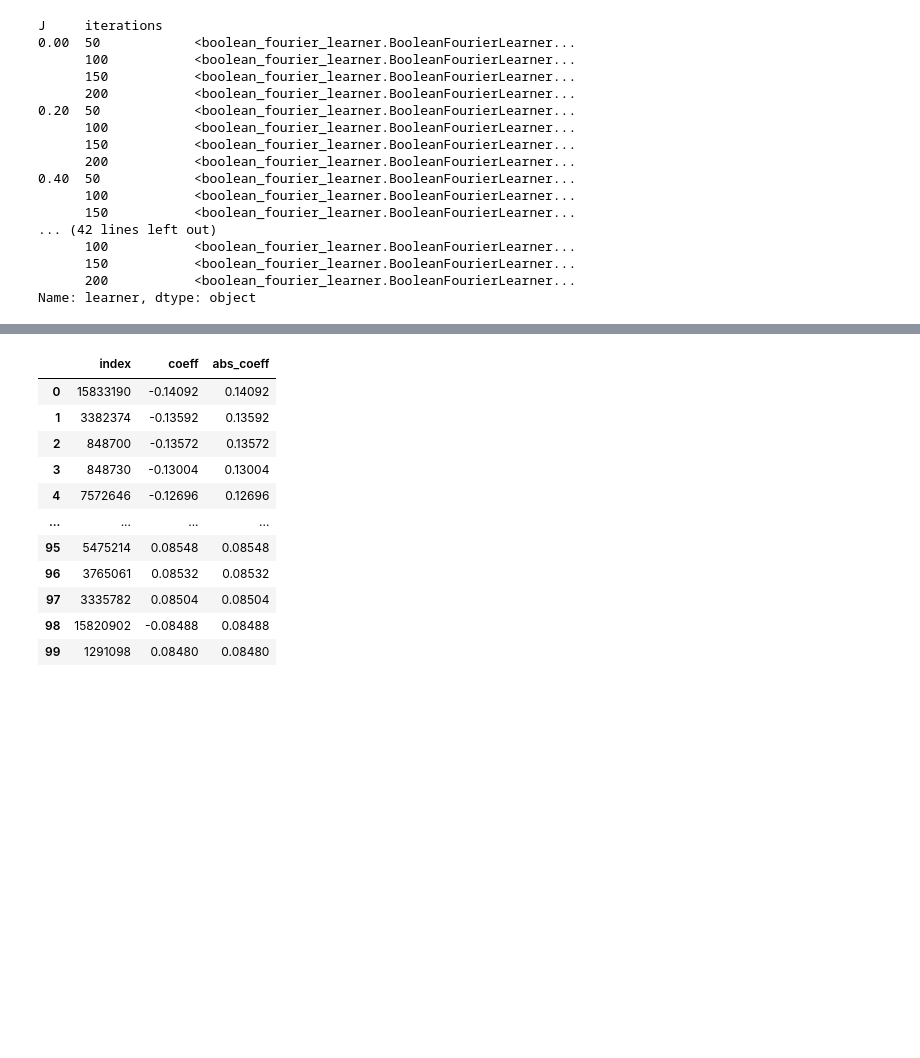
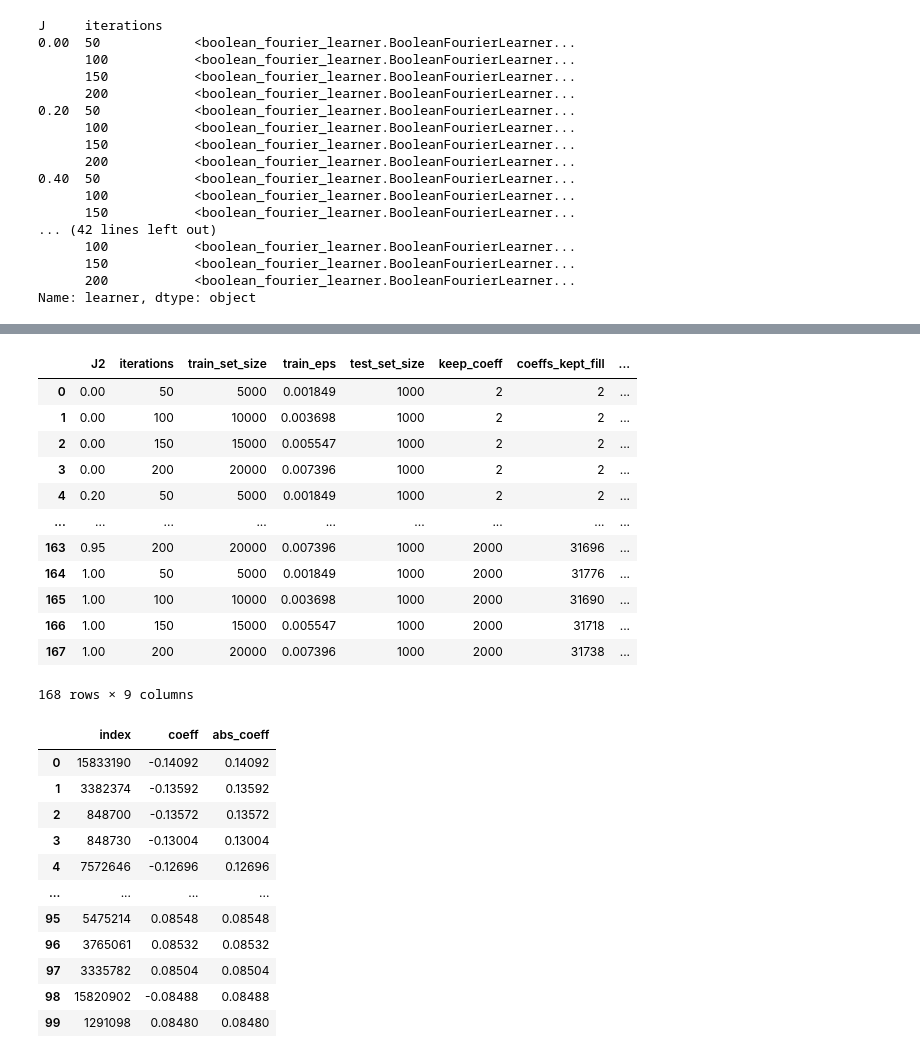
Before and after one commit to ischurov/frustrations-eda, a Jupyter notebook: kagome-24-fourier.ipynb, the cells around one changed output, grey strips where cells are left out. Cells and saved outputs as stored; diff of their text form; code cells hidden in the pictures; blank space fills up the shorter version.

```diff
--- a/kagome-24-fourier.ipynb
+++ b/kagome-24-fourier.ipynb
@@ -359,3 +362,19 @@ plt.savefig("kagome24-predict.pdf")
+# %%
+overlap_df_full
+# %% [output]
+|  | J2 | iterations | train_set_size | train_eps | test_set_size | keep_coeff | coeffs_kept_fill | ... |
+| 0 | 0.00 | 50 | 5000 | 0.001849 | 1000 | 2 | 2 | ... |
+| 1 | 0.00 | 100 | 10000 | 0.003698 | 1000 | 2 | 2 | ... |
+| 2 | 0.00 | 150 | 15000 | 0.005547 | 1000 | 2 | 2 | ... |
+| 3 | 0.00 | 200 | 20000 | 0.007396 | 1000 | 2 | 2 | ... |
+| 4 | 0.20 | 50 | 5000 | 0.001849 | 1000 | 2 | 2 | ... |
+| ... | ... | ... | ... | ... | ... | ... | ... | ... |
+| 163 | 0.95 | 200 | 20000 | 0.007396 | 1000 | 2000 | 31696 | ... |
+| 164 | 1.00 | 50 | 5000 | 0.001849 | 1000 | 2000 | 31776 | ... |
+| 165 | 1.00 | 100 | 10000 | 0.003698 | 1000 | 2000 | 31690 | ... |
+| 166 | 1.00 | 150 | 15000 | 0.005547 | 1000 | 2000 | 31718 | ... |
+| 167 | 1.00 | 200 | 20000 | 0.007396 | 1000 | 2000 | 31738 | ... |
+168 rows × 9 columns
 # %%
 learner_multipliticities = []
 for keep_first in [5, 10, 20, 100]:
```
Also changed, not shown: parts of 13 cells of this notebook.
